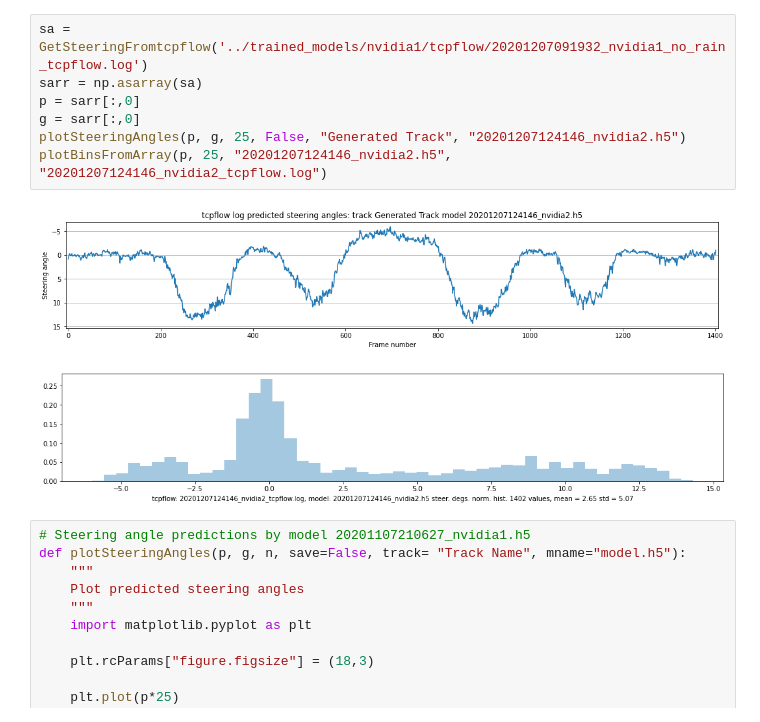
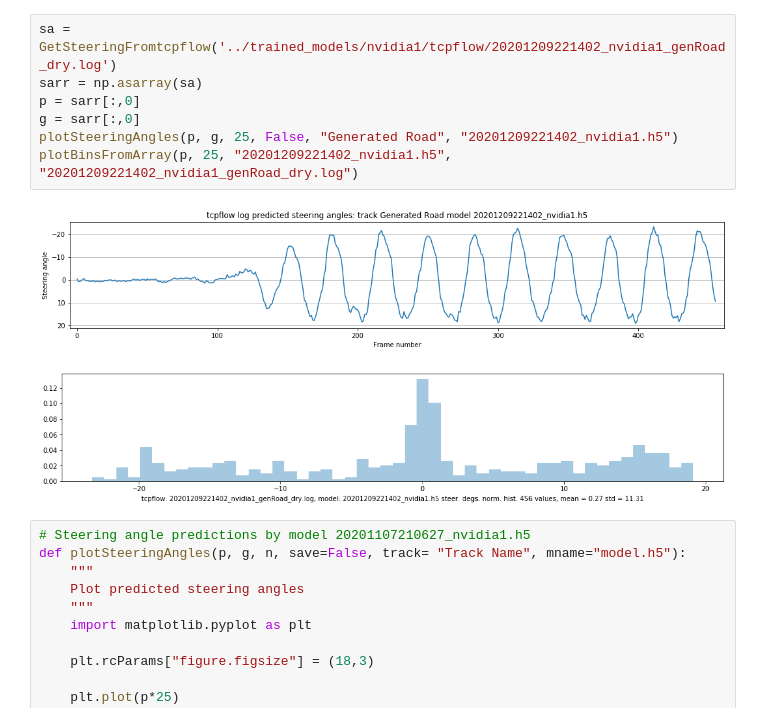
Before and after one commit to dsikar/sdsandbox, a Jupyter notebook: src/GetSteeringAnglesFromtcpflow.ipynb, the cells around one changed output. Drawn from its saved outputs; the diff is of its cells as text.

```diff
--- a/src/GetSteeringAnglesFromtcpflow.ipynb
+++ b/src/GetSteeringAnglesFromtcpflow.ipynb
@@ -134,13 +131,13 @@ def plotMultipleSteeringAngles(p, n, save=False, track= "Track Name", mname="mod
 # %%
-sa = GetSteeringFromtcpflow('../trained_models/nvidia1/tcpflow/20201207091932_nvidia1_no_rain_tcpflow.log')
+sa = GetSteeringFromtcpflow('../trained_models/nvidia1/tcpflow/20201209221402_nvidia1_genRoad_dry.log')
 sarr = np.asarray(sa)
 p = sarr[:,0]
 g = sarr[:,0]
-plotSteeringAngles(p, g, 25, False, "Generated Track", "20201207124146_nvidia2.h5")
-plotBinsFromArray(p, 25, "20201207124146_nvidia2.h5", "20201207124146_nvidia2_tcpflow.log")
+plotSteeringAngles(p, g, 25, False, "Generated Road", "20201209221402_nvidia1.h5")
+plotBinsFromArray(p, 25, "20201209221402_nvidia1.h5", "20201209221402_nvidia1_genRoad_dry.log")
 # %% [output]
-[figure, old version]
+[figure, new version]
-[figure, old version]
+[figure, new version]
 # %%
 # Steering angle predictions by model 20201107210627_nvidia1.h5
 def plotSteeringAngles(p, g, n, save=False, track= "Track Name", mname="model.h5"):
```
Also changed, not shown: parts of 2 cells of this notebook, 1 other file.
